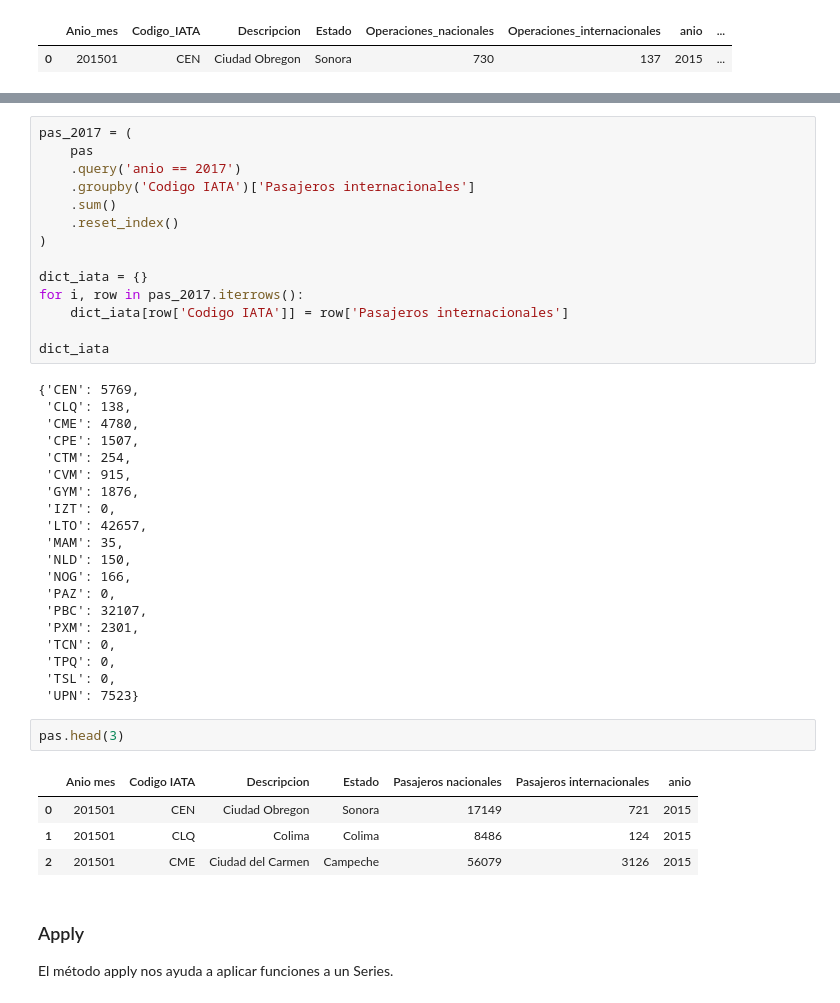
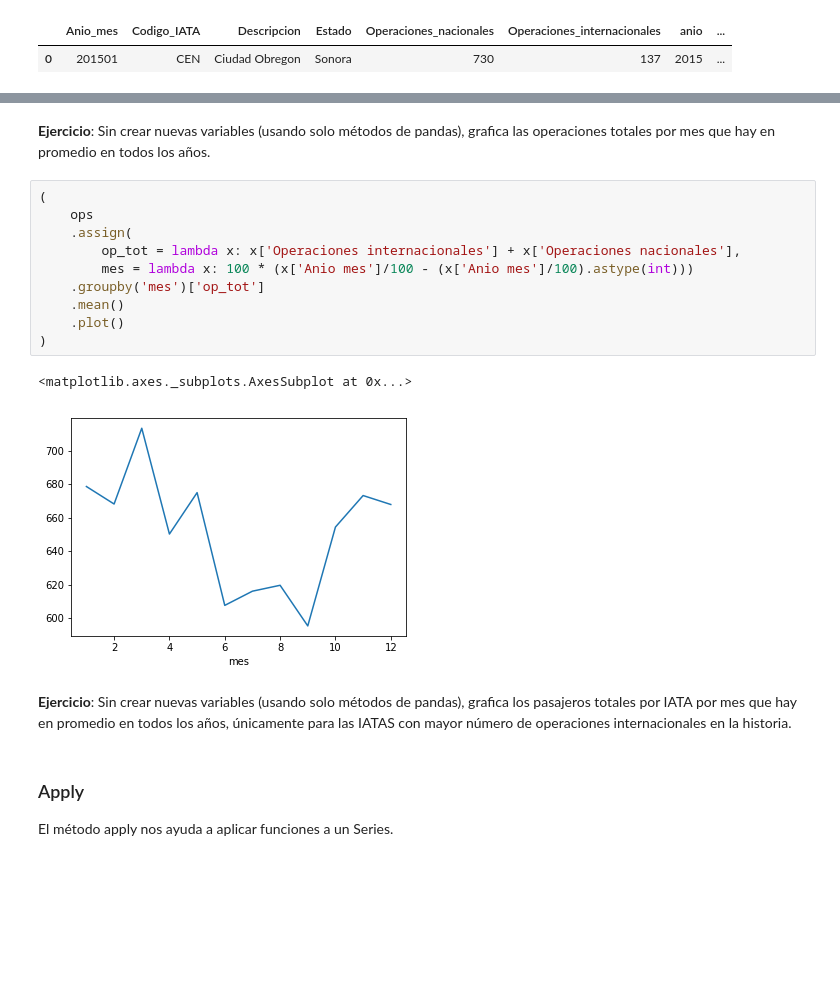
Before and after one commit to eardil/notas_python, a Jupyter notebook: 3_pandas/Pandas_s2.ipynb, the cells around one changed output, grey strips where cells are left out. Saved outputs shown, nothing was run; the diff lists cells and outputs as text; blank space fills up the shorter version.

Commit message:
agrego ufuncts y ejercicios

```diff
--- a/3_pandas/Pandas_s2.ipynb
+++ b/3_pandas/Pandas_s2.ipynb
@@ -707,44 +576,20 @@ dicc_IATA
-# %%
-pas_2017 = (
-    pas
-    .query('anio == 2017')
-    .groupby('Codigo IATA')['Pasajeros internacionales']
-    .sum()
-    .reset_index()
-)
-
-dict_iata = {}
-for i, row in pas_2017.iterrows():
-    dict_iata[row['Codigo IATA']] = row['Pasajeros internacionales']
-
-dict_iata
-# %% [output]
-{'CEN': 5769,
- 'CLQ': 138,
- 'CME': 4780,
- 'CPE': 1507,
- 'CTM': 254,
- 'CVM': 915,
- 'GYM': 1876,
- 'IZT': 0,
- 'LTO': 42657,
- 'MAM': 35,
- 'NLD': 150,
- 'NOG': 166,
- 'PAZ': 0,
- 'PBC': 32107,
- 'PXM': 2301,
- 'TCN': 0,
- 'TPQ': 0,
- 'TSL': 0,
- 'UPN': 7523}
-# %%
-pas.head(3)
-# %% [output]
-|  | Anio mes | Codigo IATA | Descripcion | Estado | Pasajeros nacionales | Pasajeros internacionales | anio |
-| 0 | 201501 | CEN | Ciudad Obregon | Sonora | 17149 | 721 | 2015 |
-| 1 | 201501 | CLQ | Colima | Colima | 8486 | 124 | 2015 |
-| 2 | 201501 | CME | Ciudad del Carmen | Campeche | 56079 | 3126 | 2015 |
+# %% [markdown]
+**Ejercicio**: Sin crear nuevas variables (usando solo métodos de pandas), grafica las operaciones totales por mes que hay en promedio en todos los años.
+# %%
+(
+    ops
+    .assign(
+        op_tot = lambda x: x['Operaciones internacionales'] + x['Operaciones nacionales'],
+        mes = lambda x: 100 * (x['Anio mes']/100 - (x['Anio mes']/100).astype(int)))
+    .groupby('mes')['op_tot']
+    .mean()
+    .plot()
+)
+# %% [output]
+<matplotlib.axes._subplots.AxesSubplot at 0x...>
+[figure, added]
+# %% [markdown]
+**Ejercicio**: Sin crear nuevas variables (usando solo métodos de pandas), grafica los pasajeros totales por IATA por mes que hay en promedio en todos los años, únicamente para las IATAS con mayor número de operaciones internacionales en la historia.
 # %% [markdown]
 ### Apply
 
```
Also changed, not shown: parts of 59 cells of this notebook.
